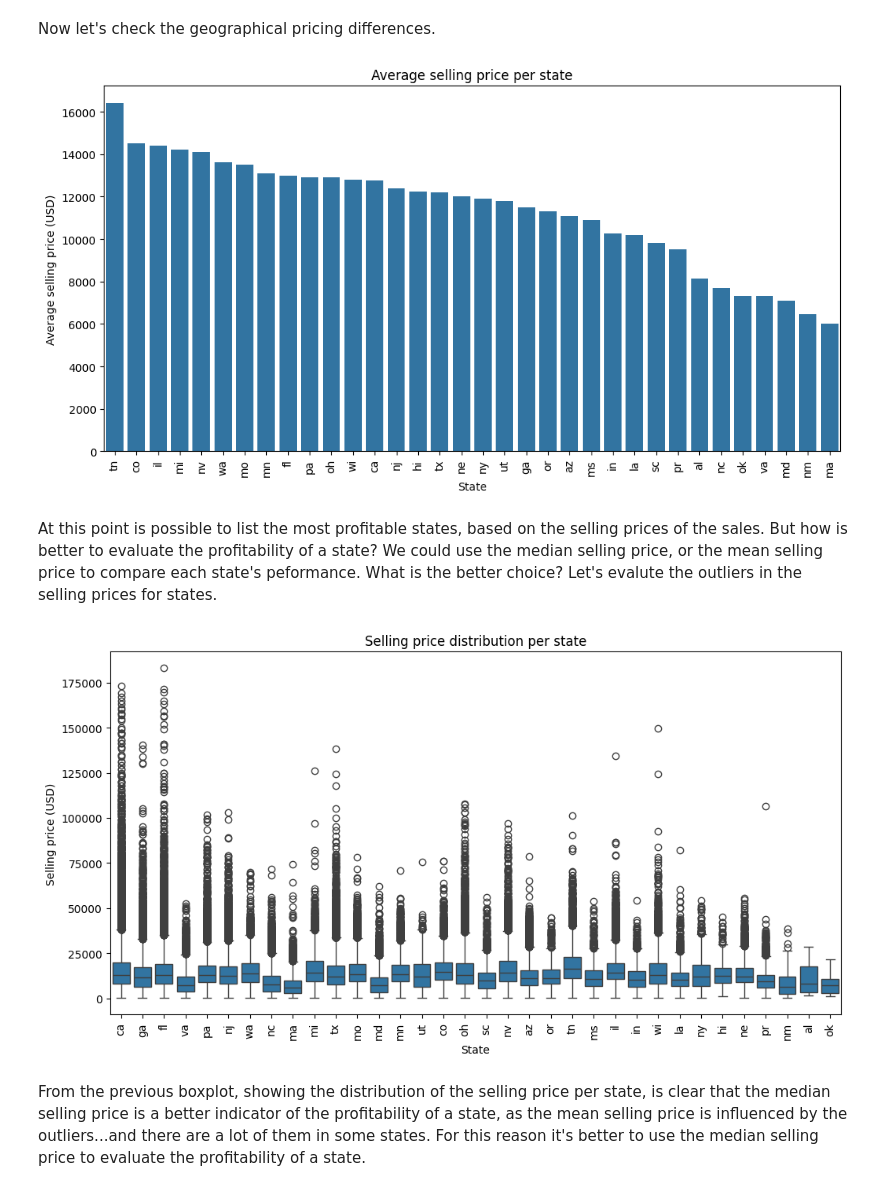
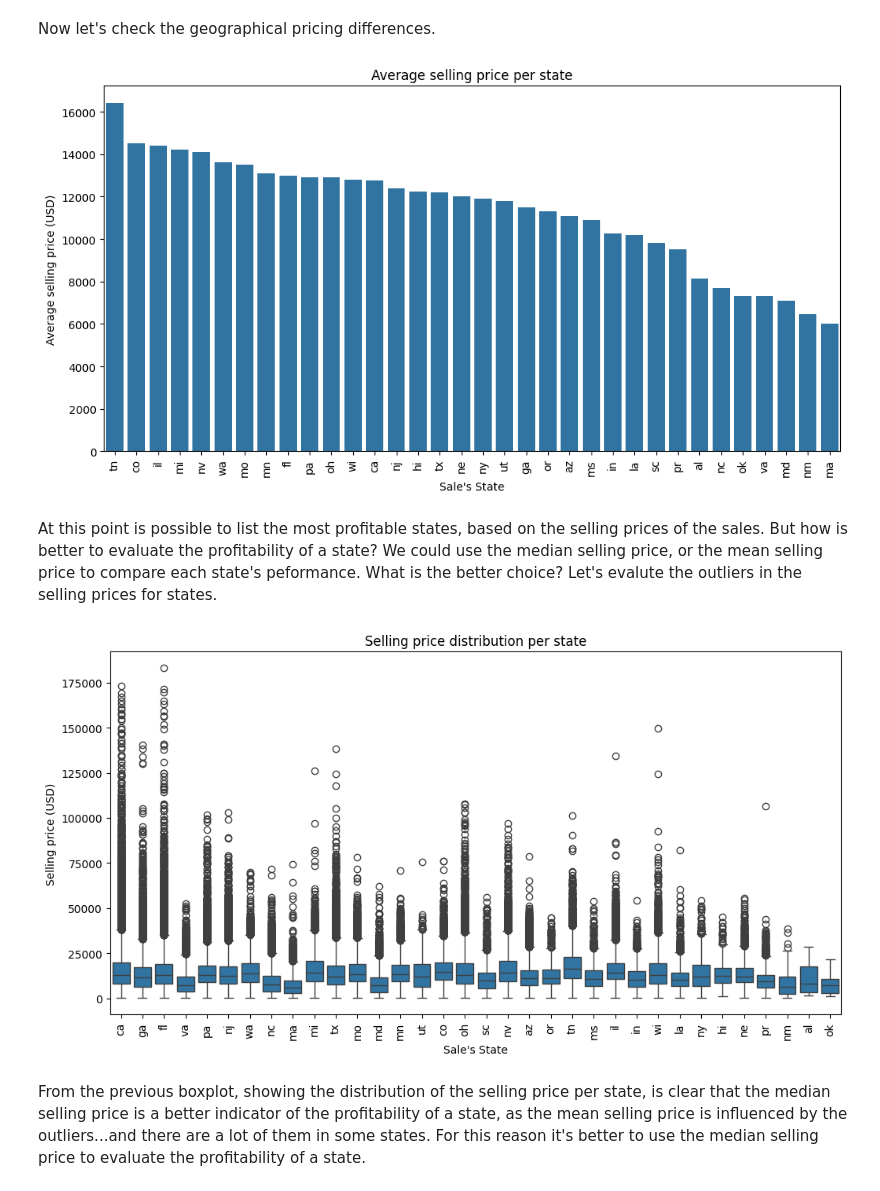
Before and after one commit to wizard86pz/cars_sales_us, a Jupyter notebook: ETL_cars.ipynb, the cells around one changed output. Saved outputs shown, nothing was run; the diff lists cells and outputs as text; code cells hidden in the pictures.

```diff
--- a/ETL_cars.ipynb
+++ b/ETL_cars.ipynb
@@ -851,17 +857,17 @@ Now let's check the geographical pricing differences.
 # %%
 #graph the average selling price per state
 median_prices = df_clean.groupby('state_sale')['selling_price'].median().reset_index
 median_prices = median_prices().sort_values('selling_price', ascending=False)
 
 plt.figure(figsize=(12,6))
 sns.barplot(data=median_prices, x='state_sale', y='selling_price')
 plt.title('Average selling price per state')
 plt.xticks(rotation=90)
-plt.xlabel('State')
+plt.xlabel("Sale's State")
 plt.ylabel('Average selling price (USD)')
 plt.show()
 # %% [output]
-[figure, old version]
+[figure, new version]
 # %% [markdown]
 At this point is possible to list the most profitable states, based on the selling prices of the sales. But how is better to evaluate the profitability of a state? We could use the median selling price, or the mean selling price to compare each state's peformance. What is the better choice? Let's evalute the outliers in the selling prices for states.
 # %%
@@ -869,12 +875,12 @@ At this point is possible to list the most profitable states, based on the selli
 plt.figure(figsize=(12,6))
 sns.boxplot(data=df_clean, x='state_sale', y='selling_price')
 plt.title('Selling price distribution per state')
-plt.xlabel('State')
+plt.xlabel("Sale's State")
 plt.ylabel('Selling price (USD)')
 plt.xticks(rotation=90)
 plt.show()
 # %% [output]
-[figure, old version]
+[figure, new version]
 # %% [markdown]
 From the previous boxplot, showing the distribution of the selling price per state, is clear that the median selling price is a better indicator of the profitability of a state, as the mean selling price is influenced by the outliers...and there are a lot of them in some states. For this reason it's better to use the median selling price to evaluate the profitability of a state.
 # %%
```
Also changed, not shown: parts of 9 cells of this notebook.
